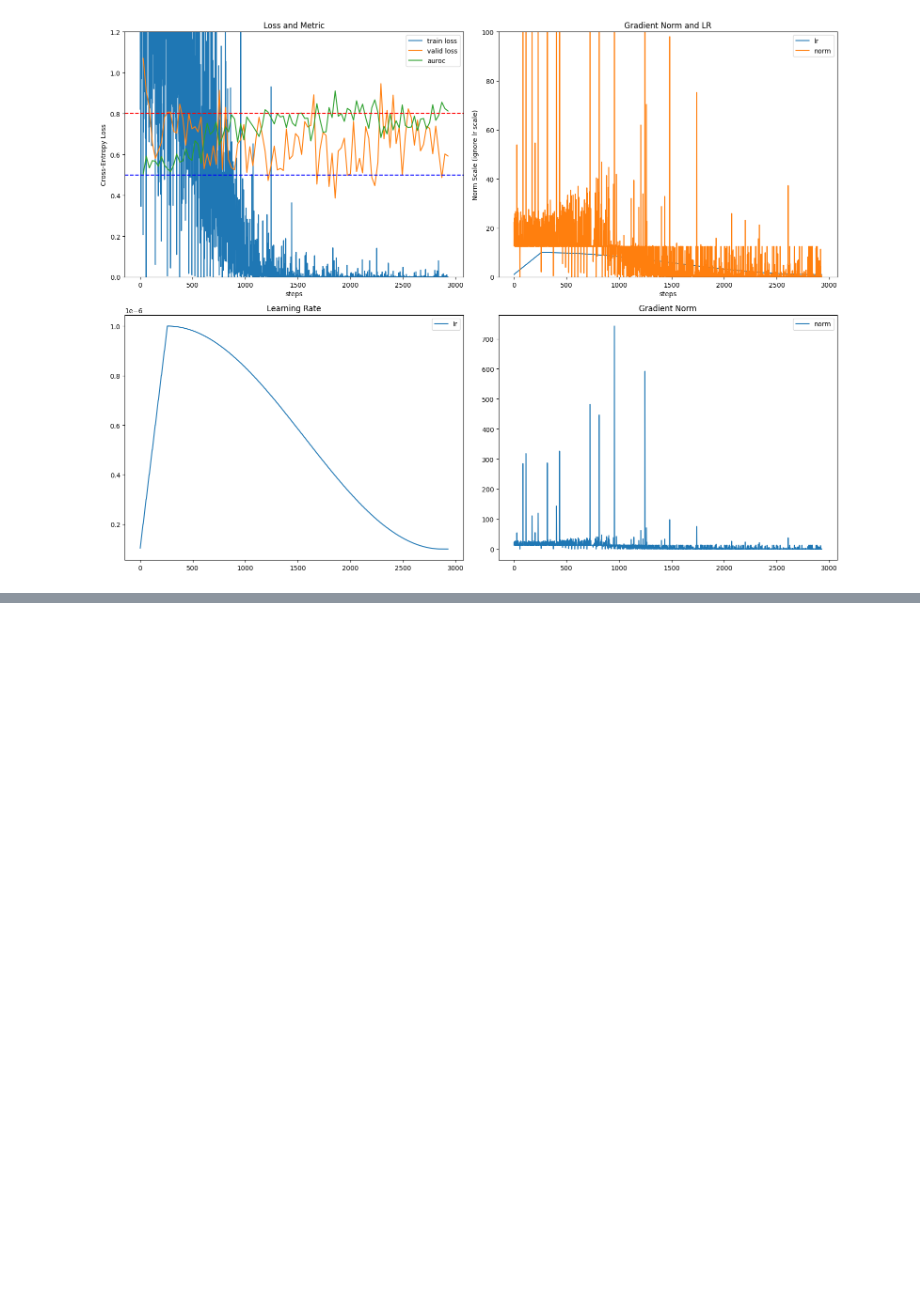
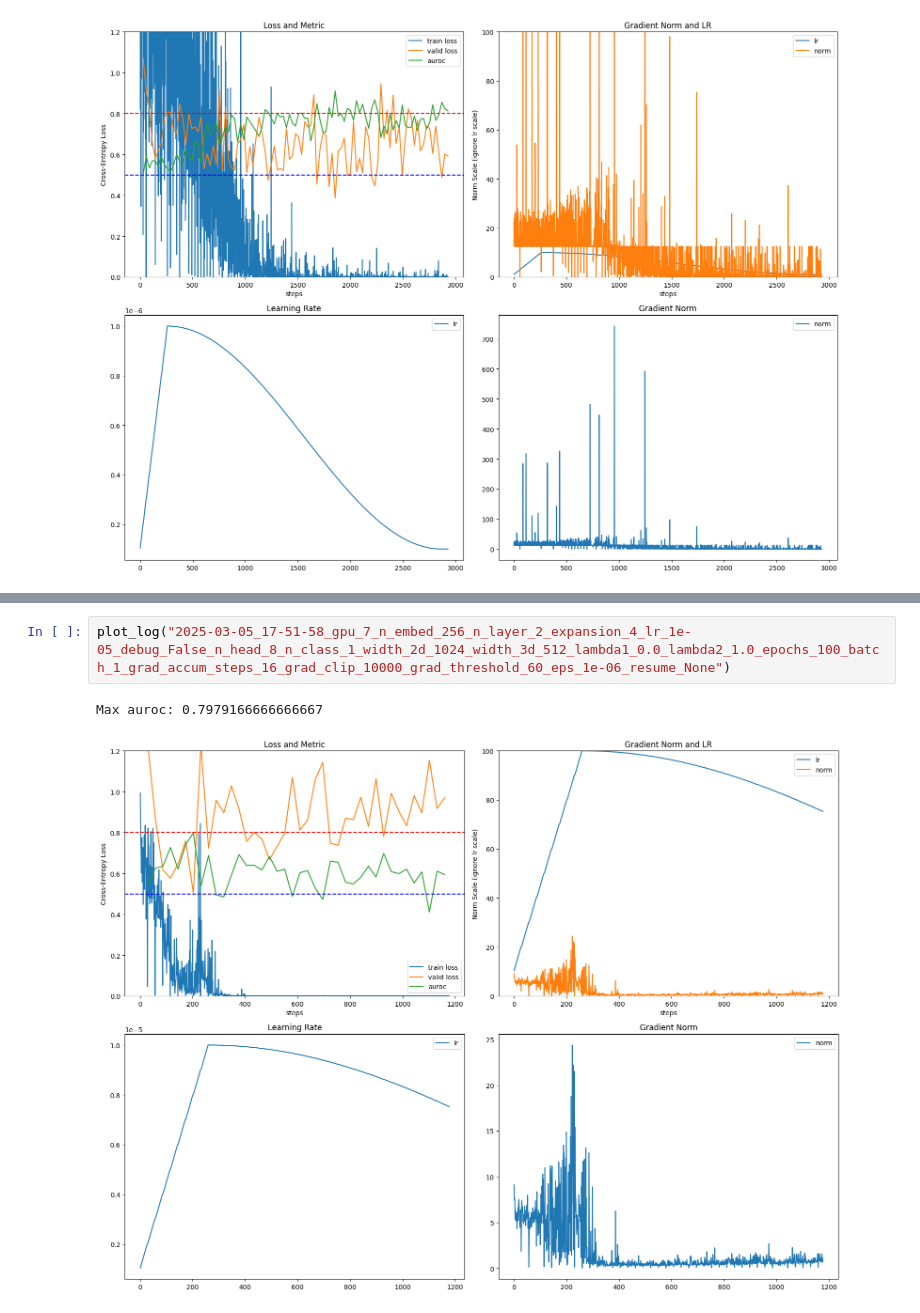
Before and after one commit to kimdj98/onj_, a Jupyter notebook: visualize4.ipynb, the cells around one changed output, grey strips where cells are left out. Saved outputs shown, nothing was run; the diff lists cells and outputs as text; blank space fills up the shorter version.

```diff
--- a/visualize4.ipynb
+++ b/visualize4.ipynb
@@ -141,0 +147,5 @@ Max auroc: 0.9104166666666668
+# %%
+plot_log("2025-03-05_17-51-58_gpu_7_n_embed_256_n_layer_2_expansion_4_lr_1e-05_debug_False_n_head_8_n_class_1_width_2d_1024_width_3d_512_lambda1_0.0_lambda2_1.0_epochs_100_batch_1_grad_accum_steps_16_grad_clip_10000_grad_threshold_60_eps_1e-06_resume_None")
+# %% [output]
+Max auroc: 0.7979166666666667
+[figure, added]
```
Also changed, not shown: parts of 4 cells of this notebook, 34 other files.
